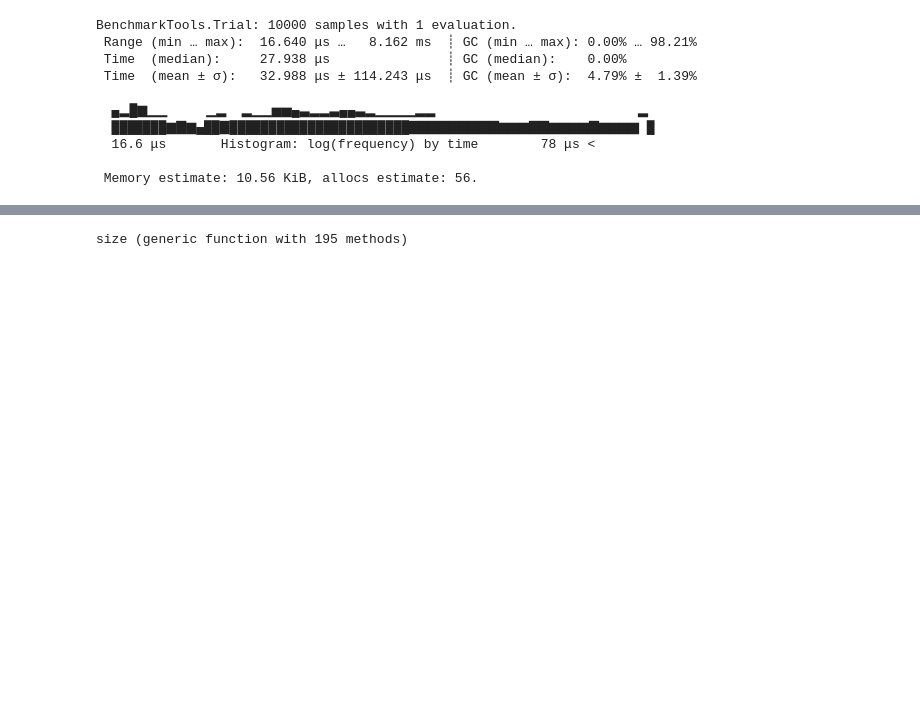
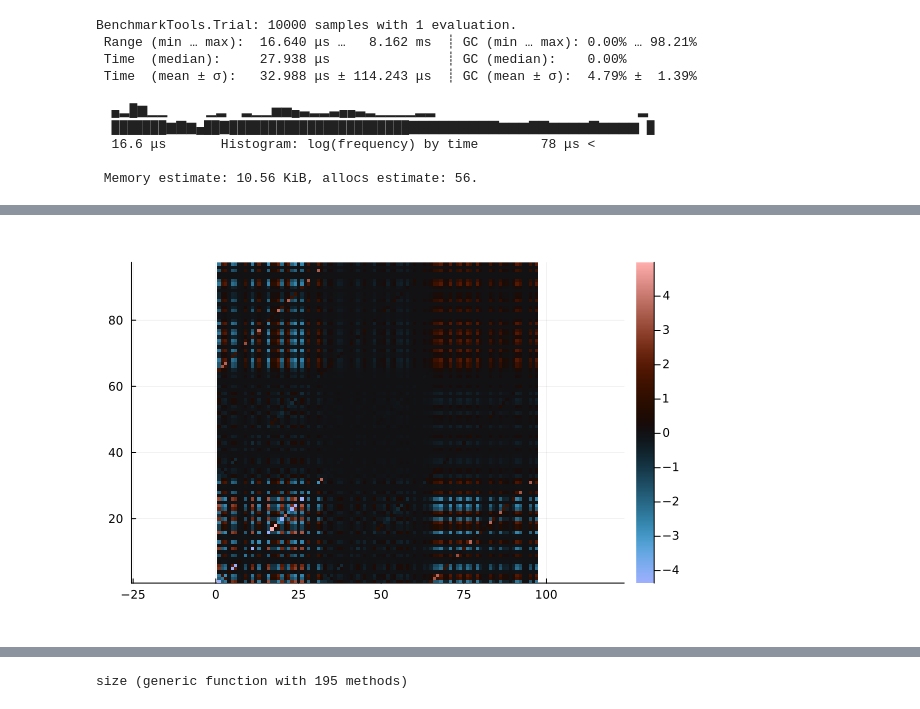
Before and after one commit to JuliaTrustworthyAI/LaplaceRedux.jl, a Jupyter notebook: dev/notebooks/KFAC/trialKFAC-Severin.ipynb, the cells around one changed output, grey strips where cells are left out. Saved outputs shown, nothing was run; the diff lists cells and outputs as text; code cells hidden in the pictures; blank space fills up the shorter version.

```diff
--- a/dev/notebooks/KFAC/trialKFAC-Severin.ipynb
+++ b/dev/notebooks/KFAC/trialKFAC-Severin.ipynb
@@ -222,0 +197,4 @@ end;
+# %%
+heatmap(H, color=:berlin, ratio=:equal)
+# %% [output]
+[figure, added]
```
Also changed, not shown: parts of 14 cells of this notebook.
